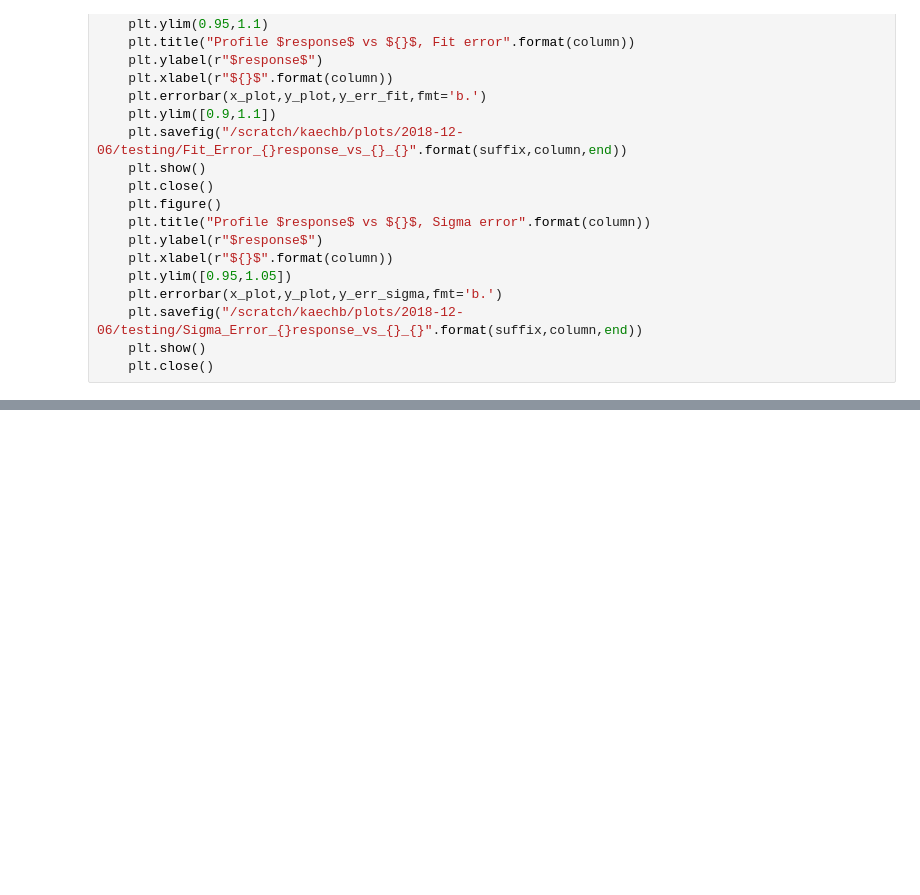
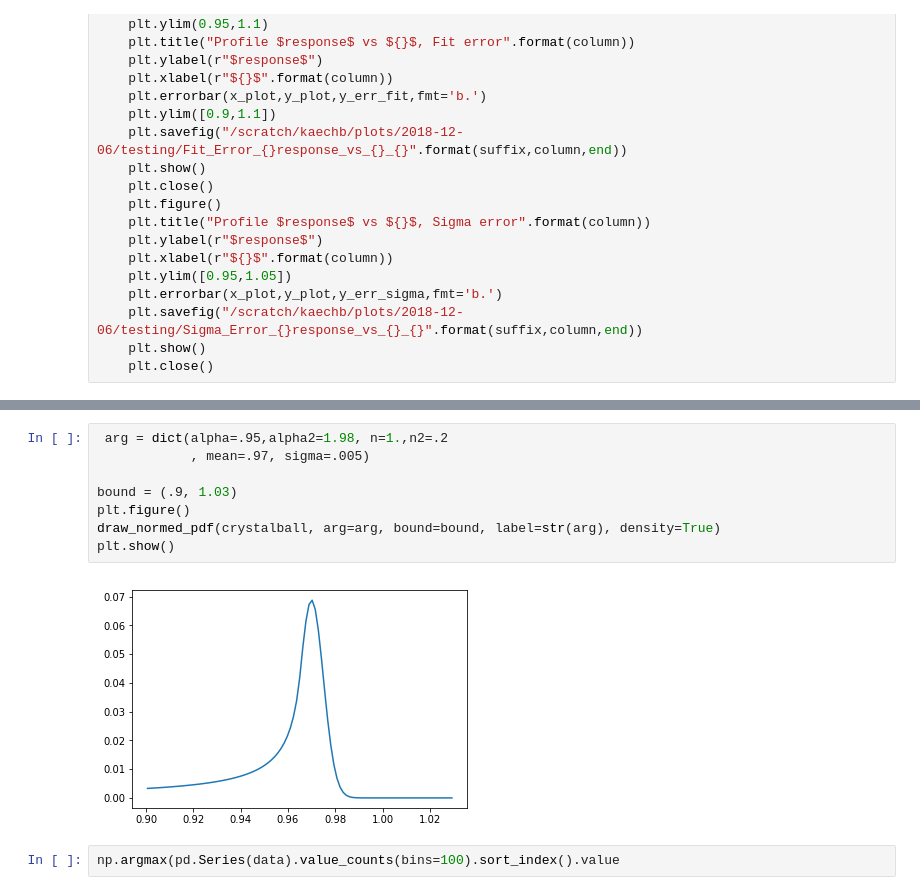
Before and after one commit to kaechb/HHbbgg_ETH, a Jupyter notebook: bregression/notebooks/plotsBenno.ipynb, the cells around one changed output, grey strips where cells are left out. Drawn from its saved outputs; the diff is of its cells as text; blank space fills up the shorter version.

```diff
--- a/bregression/notebooks/plotsBenno.ipynb
+++ b/bregression/notebooks/plotsBenno.ipynb
@@ -503,0 +390,12 @@ Text(0,0.5,'$ratio$')
+# %%
+ arg = dict(alpha=.95,alpha2=1.98, n=1.,n2=.2
+            , mean=.97, sigma=.005)
+
+bound = (.9, 1.03)
+plt.figure()
+draw_normed_pdf(crystalball, arg=arg, bound=bound, label=str(arg), density=True)
+plt.show()
+# %% [output]
+[figure, added]
+# %%
+np.argmax(pd.Series(data).value_counts(bins=100).sort_index().value
```
Also changed, not shown: parts of 1 cell of this notebook.
